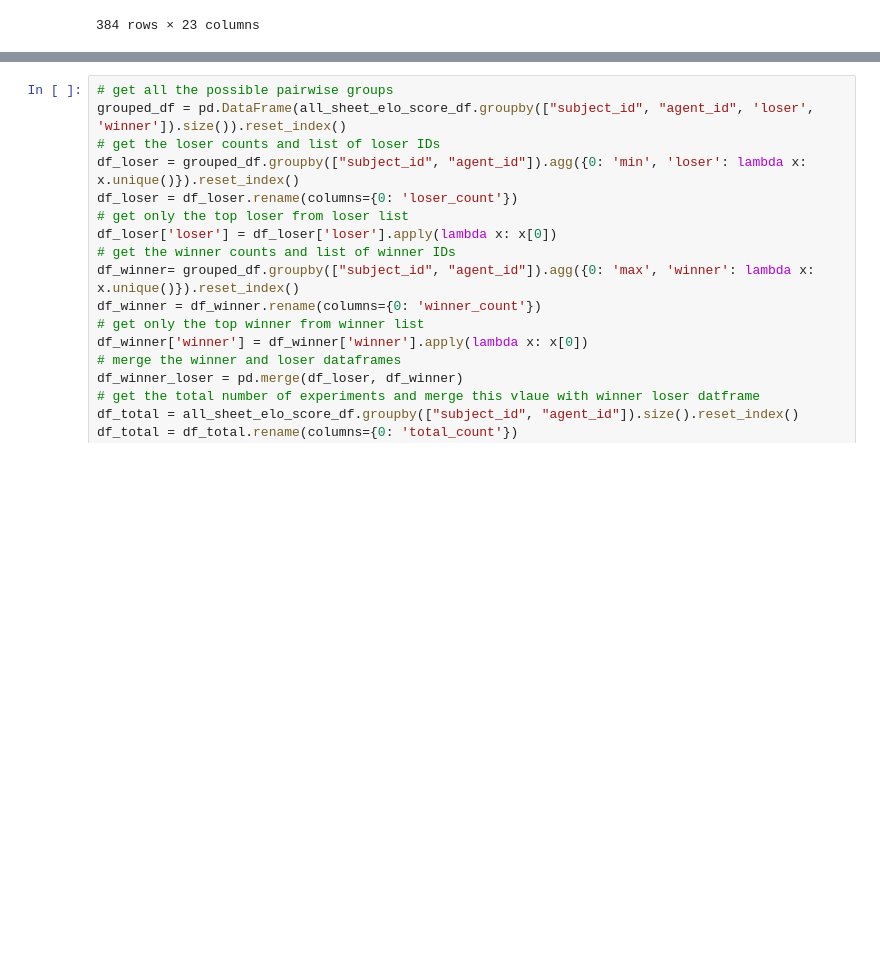
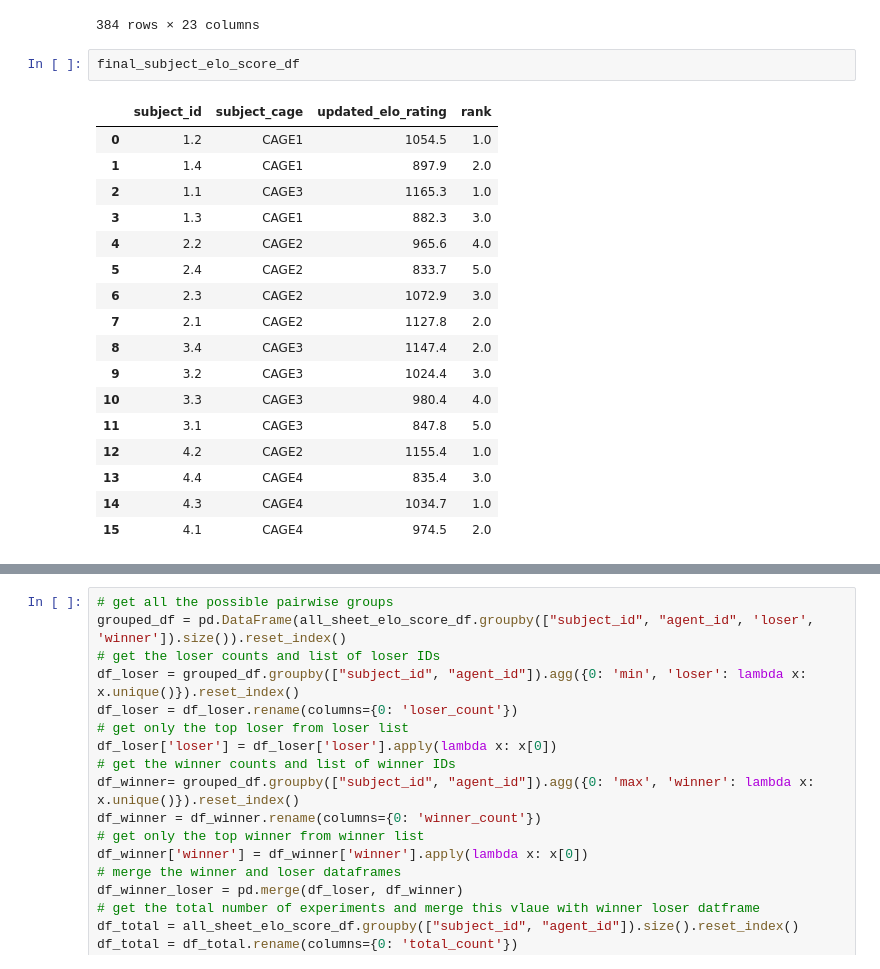
Before and after one commit to ChristopherMarais/social_competiton_elo_rating, a Jupyter notebook: revised/tube_test_processing_GCM.ipynb, the cells around one changed output, grey strips where cells are left out. Drawn from its saved outputs; the diff is of its cells as text; blank space fills up the shorter version.

```diff
--- a/revised/tube_test_processing_GCM.ipynb
+++ b/revised/tube_test_processing_GCM.ipynb
@@ -256,3 +268,23 @@ all_sheet_elo_score_df
 | 94 | 48 | 4.3 | 4.1 | 1025.9 | 1034.7 | 1 | ... |
 | 95 | 48 | 4.1 | 4.3 | 983.3 | 974.5 | 0 | ... |
 384 rows × 23 columns
+# %%
+final_subject_elo_score_df
+# %% [output]
+|  | subject_id | subject_cage | updated_elo_rating | rank |
+| 0 | 1.2 | CAGE1 | 1054.5 | 1.0 |
+| 1 | 1.4 | CAGE1 | 897.9 | 2.0 |
+| 2 | 1.1 | CAGE3 | 1165.3 | 1.0 |
+| 3 | 1.3 | CAGE1 | 882.3 | 3.0 |
+| 4 | 2.2 | CAGE2 | 965.6 | 4.0 |
+| 5 | 2.4 | CAGE2 | 833.7 | 5.0 |
+| 6 | 2.3 | CAGE2 | 1072.9 | 3.0 |
+| 7 | 2.1 | CAGE2 | 1127.8 | 2.0 |
+| 8 | 3.4 | CAGE3 | 1147.4 | 2.0 |
+| 9 | 3.2 | CAGE3 | 1024.4 | 3.0 |
+| 10 | 3.3 | CAGE3 | 980.4 | 4.0 |
+| 11 | 3.1 | CAGE3 | 847.8 | 5.0 |
+| 12 | 4.2 | CAGE2 | 1155.4 | 1.0 |
+| 13 | 4.4 | CAGE4 | 835.4 | 3.0 |
+| 14 | 4.3 | CAGE4 | 1034.7 | 1.0 |
+| 15 | 4.1 | CAGE4 | 974.5 | 2.0 |
```
Also changed, not shown: parts of 10 cells of this notebook, 30 other files.
